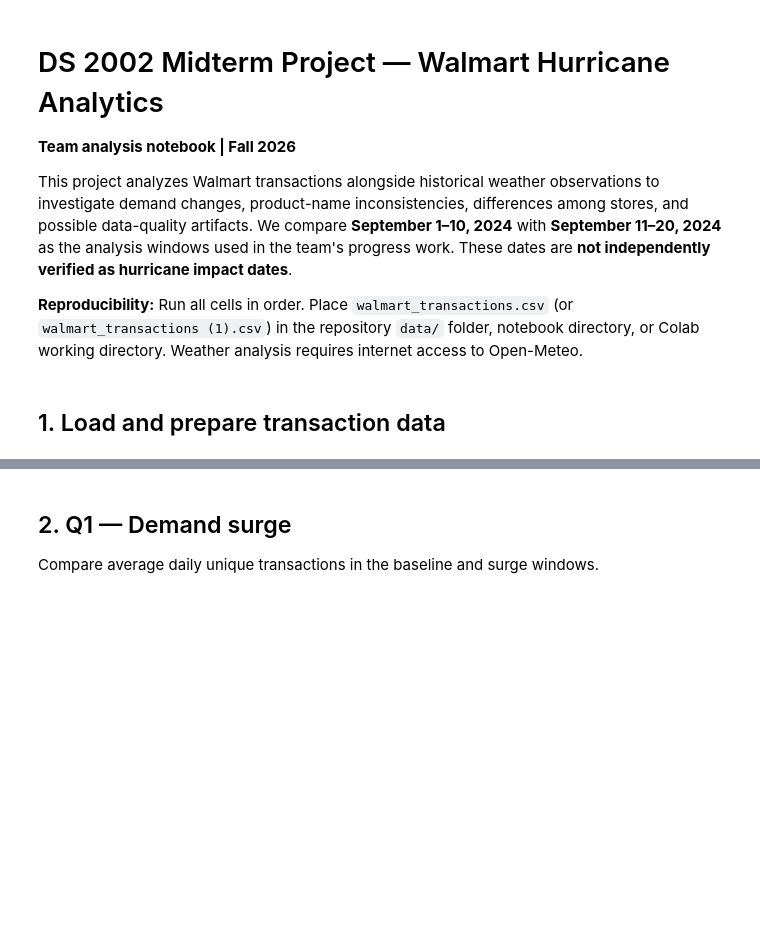
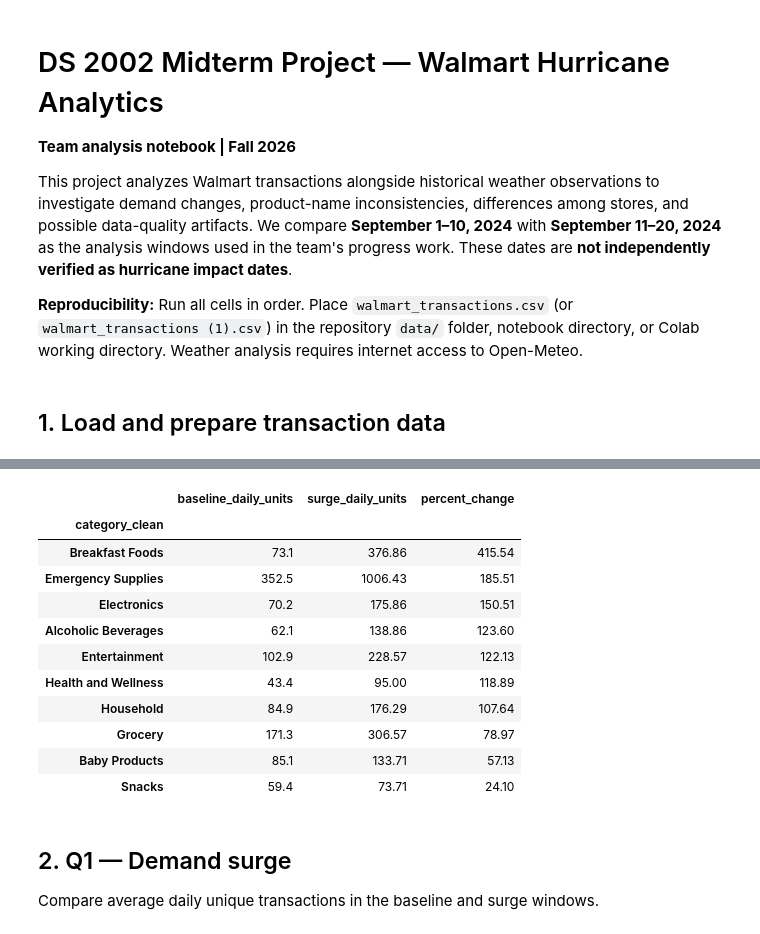
Before and after one commit to eyramg/Walmart-Hurricane-Project, a Jupyter notebook: team_notebook.ipynb, the cells around one changed output, grey strips where cells are left out. Cells and saved outputs as stored; diff of their text form; code cells hidden in the pictures; blank space fills up the shorter version.

```diff
--- a/team_notebook.ipynb
+++ b/team_notebook.ipynb
@@ -19,7 +19,7 @@ from pathlib import Path
 
 
 candidates = [
-    Path("data/walmart_transactions.csv"),
+    Path("sample_data/walmart_transactions.csv"),
     Path("data/walmart_transactions (1).csv"),
     Path("data/walmart_transactions(1).csv"),
     Path("walmart_transactions.csv"),
@@ -68,6 +68,9 @@ df = df.dropna(subset=["timestamp"]).copy()
 df["date"] = df["timestamp"].dt.normalize()
 
 
+
+# Standardize product category names
+
 def clean_category(value):
     if pd.isna(value):
         return "Unknown"
@@ -75,23 +78,41 @@ def clean_category(value):
     name = str(value).strip().lower()
     name = " ".join(name.replace("&", " and ").split())
 
-    if name in ["grocery", "groceries"]:
-        return "Grocery"
-    if name in ["emergency", "emergency supplies"]:
-        return "Emergency Supplies"
-    if name in ["household", "household essentials"]:
-        return "Household"
-    if name in [
-        "entertainment",
-        "games and entertainment"
-    ]:
-        return "Entertainment"
+    category_mapping = {
+        "breakfast": "Breakfast Foods",
+        "breakfast foods": "Breakfast Foods",
 
-    return name.title()
+        "alcohol": "Alcoholic Beverages",
+        "alcoholic beverages": "Alcoholic Beverages",
 
-df["category_clean"] = df["category"].apply(
-    clean_category
-)
+        "health": "Health and Wellness",
+        "health and wellness": "Health and Wellness",
+
+        "baby": "Baby Products",
+        "baby products": "Baby Products",
+
+        "grocery": "Grocery",
+        "groceries": "Grocery",
+
+        "emergency": "Emergency Supplies",
+        "emergency supplies": "Emergency Supplies",
+
+        "household": "Household",
+        "household essentials": "Household",
+
+        "entertainment": "Entertainment",
+        "games and entertainment": "Entertainment"
+    }
+
+    return category_mapping.get(name, name.title())
+
+
+# Apply the updated category cleaning
+df["category_clean"] = df["category"].apply(clean_category)
+
+print("Categories after cleaning:")
+print(sorted(df["category_clean"].unique()))
+
 
 
 baseline_start = "2024-09-01"
@@ -204,3 +228,15 @@ Demand multiple: 2.37 x
+|  | baseline_daily_units | surge_daily_units | percent_change |
+| category_clean |  |  |  |
+| Breakfast Foods | 73.1 | 376.86 | 415.54 |
+| Emergency Supplies | 352.5 | 1006.43 | 185.51 |
+| Electronics | 70.2 | 175.86 | 150.51 |
+| Alcoholic Beverages | 62.1 | 138.86 | 123.60 |
+| Entertainment | 102.9 | 228.57 | 122.13 |
+| Health and Wellness | 43.4 | 95.00 | 118.89 |
+| Household | 84.9 | 176.29 | 107.64 |
+| Grocery | 171.3 | 306.57 | 78.97 |
+| Baby Products | 85.1 | 133.71 | 57.13 |
+| Snacks | 59.4 | 73.71 | 24.10 |
 # %% [markdown]
 ## 2. Q1 — Demand surge
 Compare average daily unique transactions in the baseline and surge windows.
```
Also changed, not shown: parts of 10 cells of this notebook.
